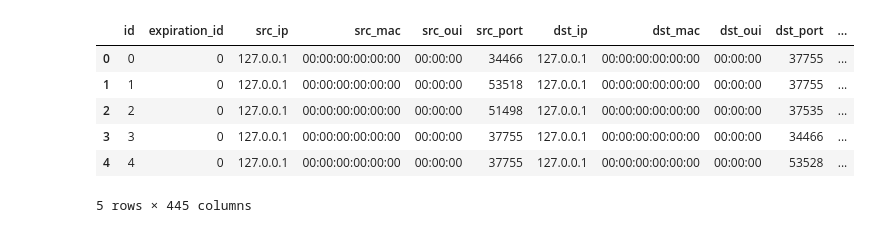
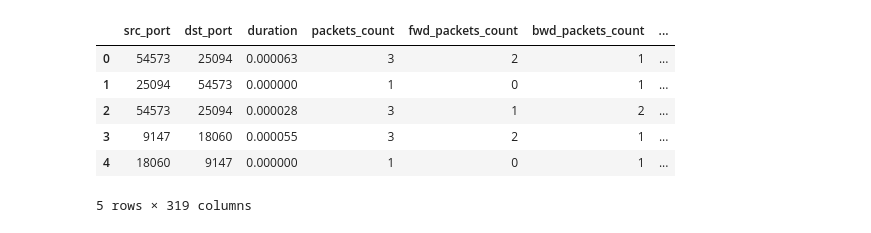
Before and after one commit to saaaileen/Project-Machine-Learning, a Jupyter notebook: model/model.ipynb, the cells around one changed output. Drawn from its saved outputs; the diff is of its cells as text; code cells hidden in the pictures.

```diff
--- a/model/model.ipynb
+++ b/model/model.ipynb
@@ -17,18 +17,14 @@ from sklearn.metrics import (
 )
 import joblib
 # %%
-DATASET_PATH = "../dataset/flows.csv"
-PARQUET_DATASET_PATH = "../dataset/bccc-cpacket-cloud-ddos-2024-merged.parquet"
-
-pq = pd.read_parquet(PARQUET_DATASET_PATH)
-df = pd.read_csv(DATASET_PATH)
-
+DATASET_PATH = "../dataset/bccc-cpacket-cloud-ddos-2024-merged.parquet"
+df = pd.read_parquet(DATASET_PATH)
 df.head()
 # %% [output]
-|  | id | expiration_id | src_ip | src_mac | src_oui | src_port | dst_ip | dst_mac | dst_oui | dst_port | ... |
-| 0 | 0 | 0 | 127.0.0.1 | 00:00:00:00:00:00 | 00:00:00 | 34466 | 127.0.0.1 | 00:00:00:00:00:00 | 00:00:00 | 37755 | ... |
-| 1 | 1 | 0 | 127.0.0.1 | 00:00:00:00:00:00 | 00:00:00 | 53518 | 127.0.0.1 | 00:00:00:00:00:00 | 00:00:00 | 37755 | ... |
-| 2 | 2 | 0 | 127.0.0.1 | 00:00:00:00:00:00 | 00:00:00 | 51498 | 127.0.0.1 | 00:00:00:00:00:00 | 00:00:00 | 37535 | ... |
-| 3 | 3 | 0 | 127.0.0.1 | 00:00:00:00:00:00 | 00:00:00 | 37755 | 127.0.0.1 | 00:00:00:00:00:00 | 00:00:00 | 34466 | ... |
-| 4 | 4 | 0 | 127.0.0.1 | 00:00:00:00:00:00 | 00:00:00 | 37755 | 127.0.0.1 | 00:00:00:00:00:00 | 00:00:00 | 53528 | ... |
+|  | src_port | dst_port | duration | packets_count | fwd_packets_count | bwd_packets_count | ... |
+| 0 | 54573 | 25094 | 0.000063 | 3 | 2 | 1 | ... |
+| 1 | 25094 | 54573 | 0.000000 | 1 | 0 | 1 | ... |
+| 2 | 54573 | 25094 | 0.000028 | 3 | 1 | 2 | ... |
+| 3 | 9147 | 18060 | 0.000055 | 3 | 2 | 1 | ... |
+| 4 | 18060 | 9147 | 0.000000 | 1 | 0 | 1 | ... |
-5 rows × 445 columns
+5 rows × 319 columns
```
Also changed, not shown: parts of 15 cells of this notebook, 36 other files.
